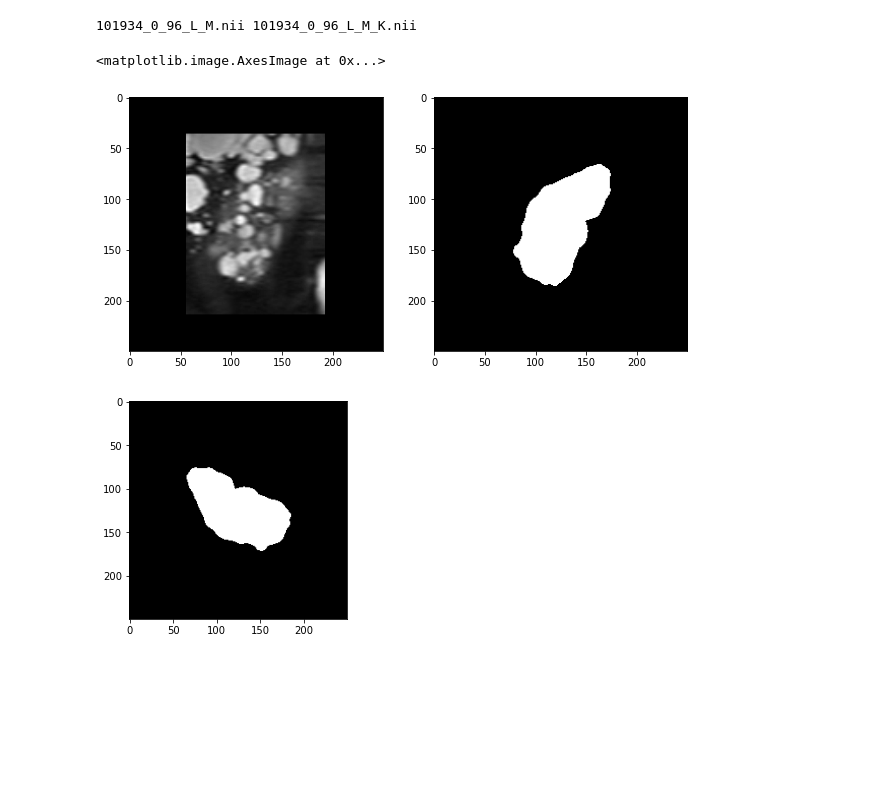
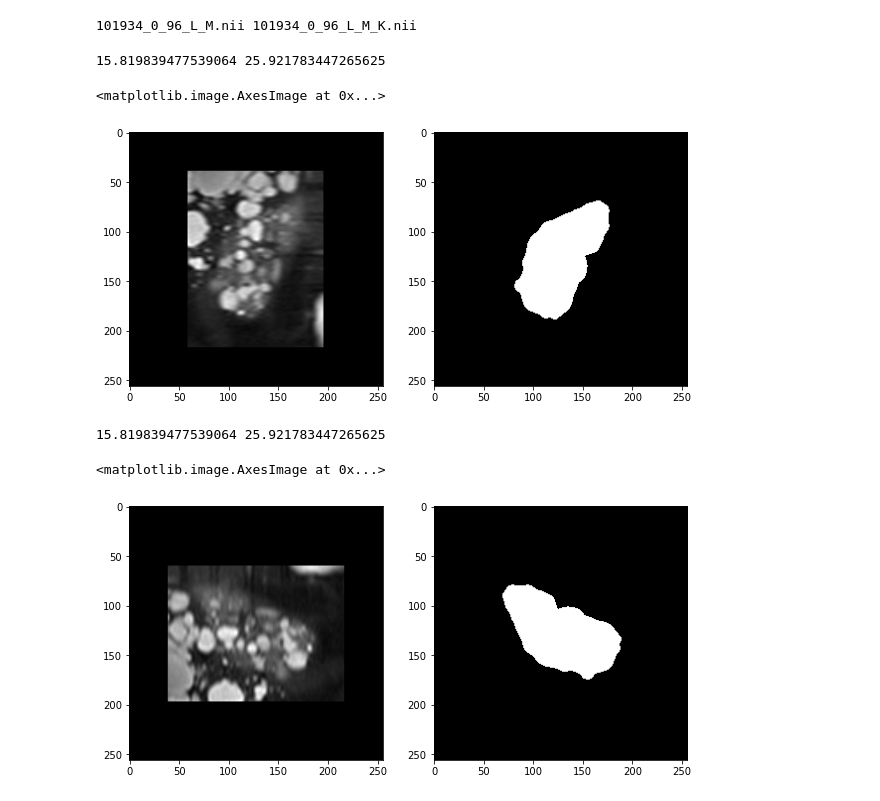
Before and after one commit to EmmaSchmidt2021/Kidney-Segmentation-Jupyter, a Jupyter notebook: Image Rotation.ipynb, the cells around one changed output. Saved outputs shown, nothing was run; the diff lists cells and outputs as text; code cells hidden in the pictures; blank space fills up the shorter version.

```diff
--- a/Image Rotation.ipynb
+++ b/Image Rotation.ipynb
@@ -6,7 +6,7 @@ import nibabel as nib
 import matplotlib.pyplot as plt
 %matplotlib inline
 # %%
-data_path = r'C:\Users\schmi\data\NII\\'
+data_path = r'C:\Users\UAB\data\AllNIIimages\\'
 images = []
 segmentations = []
 for f in os.listdir(data_path):
@@ -41,17 +35,23 @@ ax2.imshow(...)
 # %%
 fig, (ax1, ax2) = plt.subplots(1,2,figsize = (10,10))
+print(np.mean(nifti_rotate_img),np.mean(nifti_rotate_seg))
 ax1.imshow(nifti_img, cmap='gray')
 ax2.imshow(nifti_seg, cmap='gray')
 # %% [output]
-<matplotlib.image.AxesImage at 0x...>
+15.819839477539064 25.921783447265625
+<matplotlib.image.AxesImage at 0x...>
-[figure, old version]
+[figure, new version]
 # %%
 from PIL import Image
 from scipy import ndimage
 # %%
-nifti_rotate = ndimage.rotate(nifti_seg, 90,
-                              mode = 'mirror')
-plt.imshow(nifti_rotate, cmap='gray')
-plt.show()
+nifti_rotate_seg = ndimage.rotate(nifti_seg, 90, mode = 'mirror')
+nifti_rotate_img = ndimage.rotate(nifti_img, 90, mode = 'mirror')
+print(np.mean(nifti_rotate_img),np.mean(nifti_rotate_seg))
+fig, (ax1, ax2) = plt.subplots(1,2,figsize = (10,10))
+ax1.imshow(nifti_rotate_img, cmap='gray')
+ax2.imshow(nifti_rotate_seg, cmap='gray')
 # %% [output]
+15.819839477539064 25.921783447265625
+<matplotlib.image.AxesImage at 0x...>
-[figure, old version]
+[figure, new version]
```
Also changed, not shown: parts of 6 cells of this notebook.
